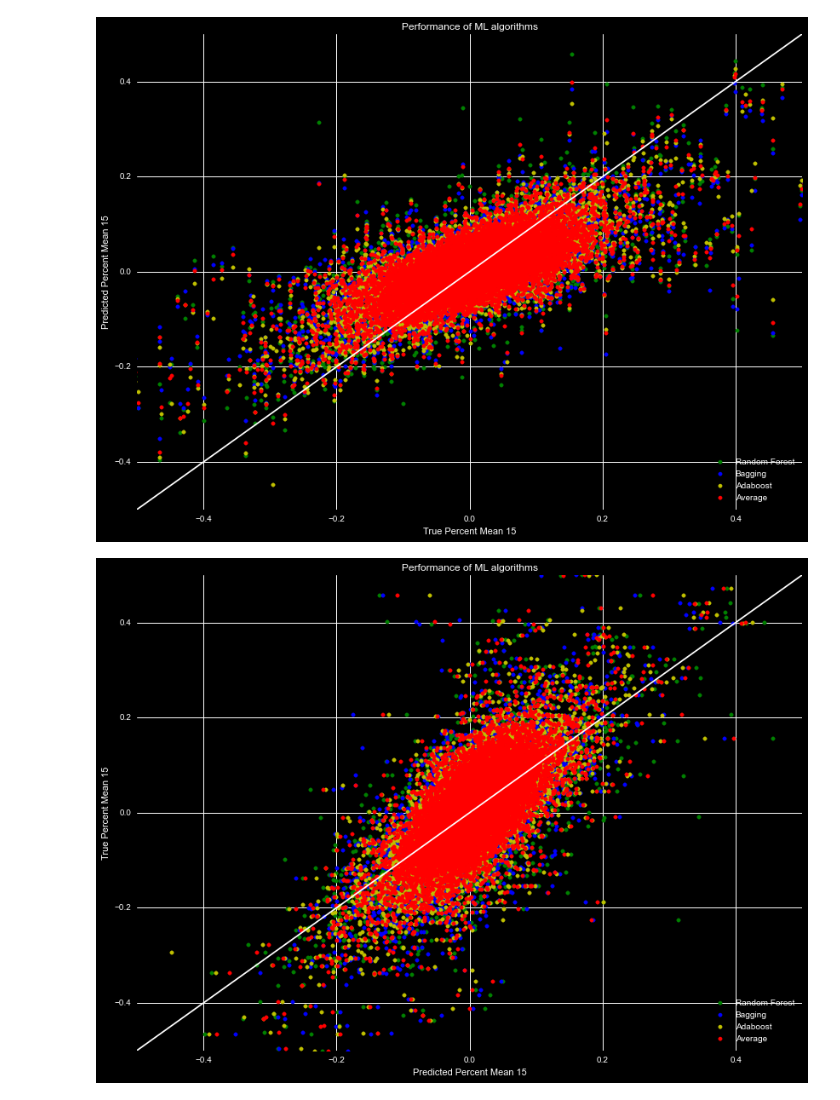
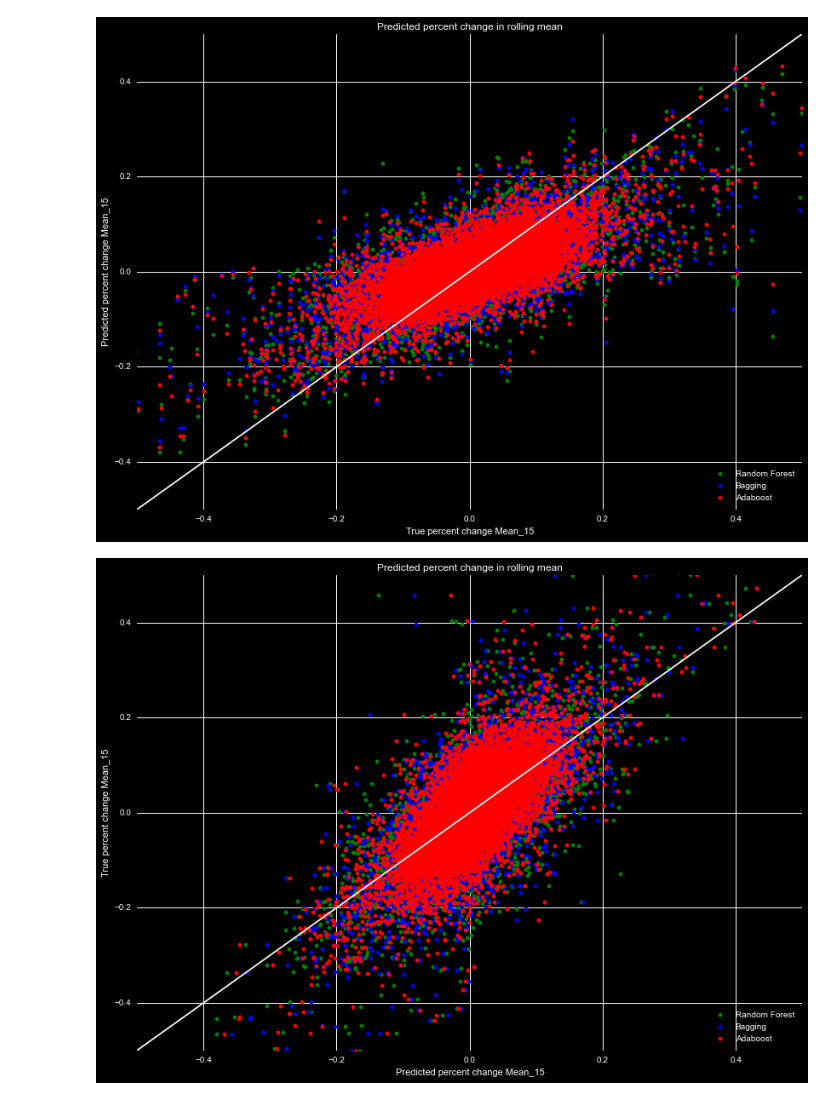
Before and after one commit to markertsean/python_trader, a Jupyter notebook: train.ipynb, the cells around one changed output. Saved outputs shown, nothing was run; the diff lists cells and outputs as text; code cells hidden in the pictures.

```diff
--- a/train.ipynb
+++ b/train.ipynb
@@ -126,15 +111,0 @@ print sv_reg.best_params_
-# %%
-#params = {
-#            'base_estimator' : [RandomForestRegressor( n_estimators=20 )],
-#            'max_features'   : [0.9,0.8,0.7,0.6]
-#         }
-
-#ba_reg = GridSearchCV( BaggingRegressor( random_state=53 ), param_grid=params, cv=3 )
-
-# mf=0.8 be=RFR - 0.455
-
-ba_reg = BaggingRegressor( base_estimator=RandomForestRegressor( n_estimators=50 ), max_features=0.8 )
-
-ba_reg.fit( train_x, train_y )
-#print ba_reg.best_score_
-#print ba_reg.best_params_
@@ -189,0 +114,5 @@ from sklearn.metrics import mean_squared_error
+# %%
+ad_reg = AdaBoostRegressor( base_estimator=RandomForestRegressor( n_estimators=20, max_features=0.7 ), random_state=0,
+                            loss='exponential', n_estimators=10 )
+
+ad_reg.fit( train_x, train_y )
@@ -190,20 +128,12 @@ from sklearn.metrics import mean_squared_error
 # %%
 # Plot the data
-#nn_y = nn_reg.predict( test_x )
-rf_y = rf_reg.predict( test_x )
-ba_y = ba_reg.predict( test_x )
-#sv_y = sv_reg.predict( test_x )
-ad_y = ad_reg.predict( test_x )
-
-avg  = ( rf_y + ba_y + ad_y )/3.0
-
 
 #plt.scatter( test_y,  sv_y, color='c', label='Support Vector' )
 #plt.scatter( test_y,  nn_y, color='r', label='Neural Network' )
 plt.scatter( test_y,  rf_y, color='g', label='Random Forest'  )
 plt.scatter( test_y,  ba_y, color='b', label='Bagging'        )
-plt.scatter( test_y,  ad_y, color='y', label='Adaboost'       )
-plt.scatter( test_y,   avg, color='r', label='Average'        )
+plt.scatter( test_y,  ad_y, color='r', label='Adaboost'       )
+#plt.scatter( test_y,   avg, color='r', label='Average'        )
 
 low =-0.5
 hi  = 0.5
@@ -215,45 +145,37 @@ plt.xlim(low,hi)
 plt.ylim(low,hi)
 #plt.xscale('log')
 #plt.yscale('log')
-plt.xlabel('True Percent Mean 15')
-plt.ylabel('Predicted Percent Mean 15')
-plt.title('Performance of ML algorithms')
+plt.xlabel('True percent change Mean_15')
+plt.ylabel('Predicted percent change Mean_15')
+plt.title('Predicted percent change in rolling mean')
 plt.show()
 # %% [output]
-[figure, old version]
+[figure, new version]
 # %%
 # Plot the data
-#nn_y = nn_reg.predict( test_x )
-#rf_y = rf_reg.predict( test_x )
-#ba_y = ba_reg.predict( test_x )
-#sv_y = sv_reg.predict( test_x )
-#ad_y = ad_reg.predict( test_x )
-
-#avg  = ( nn_y + rf_y + ba_y + sv_y + ad_y )/5.0
-
 
 #plt.scatter( sv_y, test_y, color='c', label='Support Vector' )
 #plt.scatter( nn_y, test_y, color='r', label='Neural Network' )
 plt.scatter( rf_y, test_y, color='g', label='Random Forest'  )
 plt.scatter( ba_y, test_y, color='b', label='Bagging'        )
-plt.scatter( ad_y, test_y, color='y', label='Adaboost'       )
-plt.scatter(  avg, test_y, color='r', label='Average'        )
+plt.scatter( ad_y, test_y, color='r', label='Adaboost'       )
+#plt.scatter(  avg, test_y, color='r', label='Average'        )
 
 low =-0.5
 hi  = 0.5
 
 plt.plot( [low,hi], [low,hi], color='w' )
 
 plt.legend( loc=4 )
 plt.xlim(low,hi)
 plt.ylim(low,hi)
 #plt.xscale('log')
 #plt.yscale('log')
-plt.xlabel('Predicted Percent Mean 15')
-plt.ylabel('True Percent Mean 15')
-plt.title('Performance of ML algorithms')
+plt.ylabel('True percent change Mean_15')
+plt.xlabel('Predicted percent change Mean_15')
+plt.title('Predicted percent change in rolling mean')
 plt.show()
 # %% [output]
-[figure, old version]
+[figure, new version]
 # %%
 # Plot the data
```
Also changed, not shown: parts of 24 cells of this notebook.
